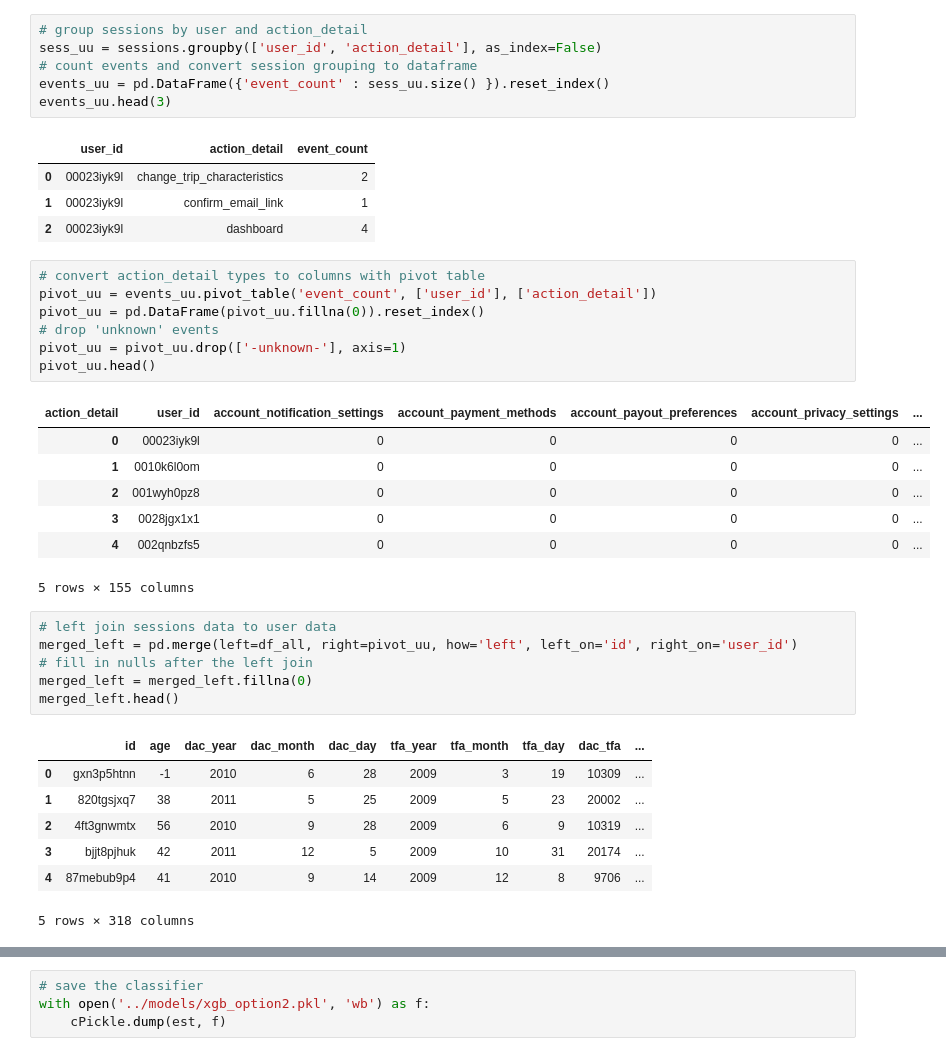
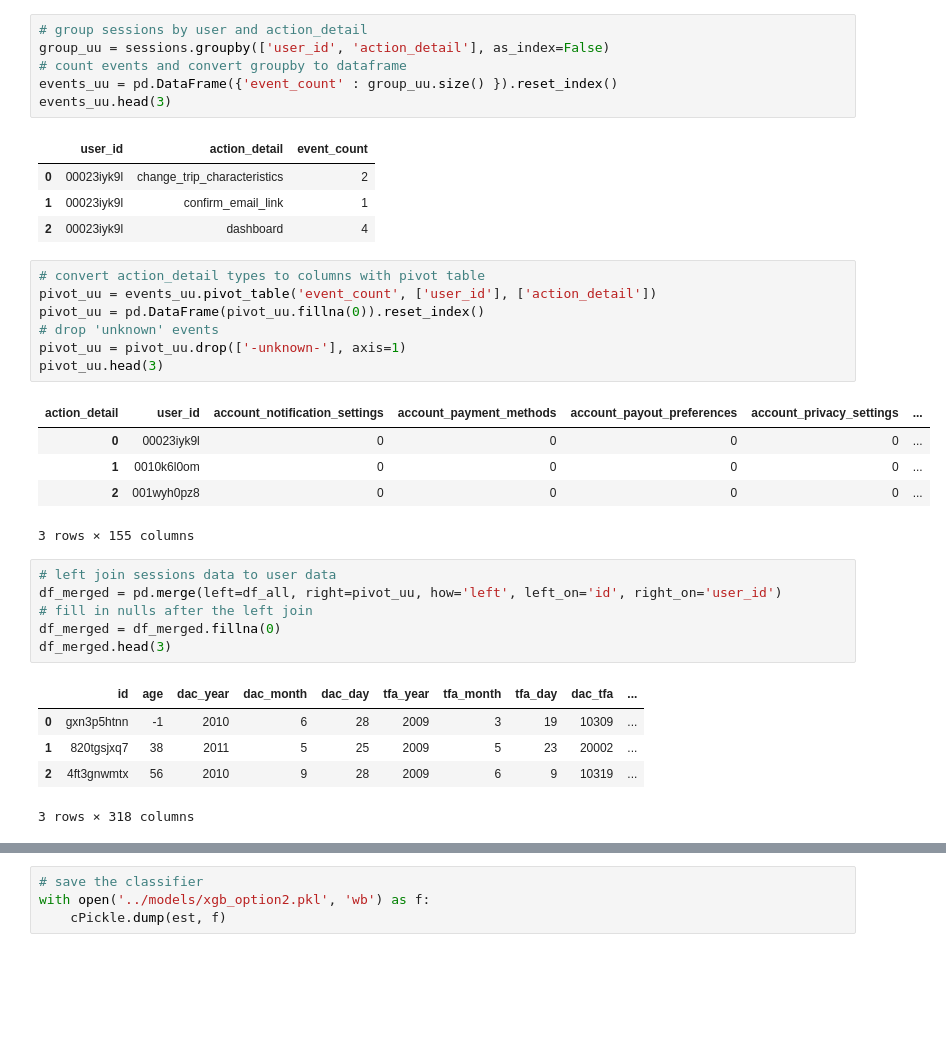
Before and after one commit to kcbighuge/p5-capstone, a Jupyter notebook: notebooks/p5-capstone-airbnb.ipynb, the cells around one changed output, grey strips where cells are left out. Saved outputs shown, nothing was run; the diff lists cells and outputs as text; blank space fills up the shorter version.

```diff
--- a/notebooks/p5-capstone-airbnb.ipynb
+++ b/notebooks/p5-capstone-airbnb.ipynb
@@ -708,9 +646,9 @@ sessions.head(3)
 | 2 | d1mm9tcy42 | lookup | NaN | NaN | Windows Desktop | 301 |
 # %%
 # group sessions by user and action_detail
-sess_uu = sessions.groupby(['user_id', 'action_detail'], as_index=False)
-# count events and convert session grouping to dataframe
-events_uu = pd.DataFrame({'event_count' : sess_uu.size() }).reset_index()
+group_uu = sessions.groupby(['user_id', 'action_detail'], as_index=False)
+# count events and convert groupby to dataframe
+events_uu = pd.DataFrame({'event_count' : group_uu.size() }).reset_index()
 events_uu.head(3)
 # %% [output]
 |  | user_id | action_detail | event_count |
@@ -720,31 +658,27 @@ events_uu.head(3)
 # %%
 # convert action_detail types to columns with pivot table
 pivot_uu = events_uu.pivot_table('event_count', ['user_id'], ['action_detail'])
 pivot_uu = pd.DataFrame(pivot_uu.fillna(0)).reset_index()
 # drop 'unknown' events
 pivot_uu = pivot_uu.drop(['-unknown-'], axis=1)
-pivot_uu.head()
+pivot_uu.head(3)
 # %% [output]
 | action_detail | user_id | account_notification_settings | account_payment_methods | account_payout_preferences | account_privacy_settings | ... |
 | 0 | 00023iyk9l | 0 | 0 | 0 | 0 | ... |
 | 1 | 0010k6l0om | 0 | 0 | 0 | 0 | ... |
 | 2 | 001wyh0pz8 | 0 | 0 | 0 | 0 | ... |
-| 3 | 0028jgx1x1 | 0 | 0 | 0 | 0 | ... |
-| 4 | 002qnbzfs5 | 0 | 0 | 0 | 0 | ... |
-5 rows × 155 columns
+3 rows × 155 columns
 # %%
 # left join sessions data to user data
-merged_left = pd.merge(left=df_all, right=pivot_uu, how='left', left_on='id', right_on='user_id')
+df_merged = pd.merge(left=df_all, right=pivot_uu, how='left', left_on='id', right_on='user_id')
 # fill in nulls after the left join
-merged_left = merged_left.fillna(0)
-merged_left.head()
+df_merged = df_merged.fillna(0)
+df_merged.head(3)
 # %% [output]
 |  | id | age | dac_year | dac_month | dac_day | tfa_year | tfa_month | tfa_day | dac_tfa | ... |
 | 0 | gxn3p5htnn | -1 | 2010 | 6 | 28 | 2009 | 3 | 19 | 10309 | ... |
 | 1 | 820tgsjxq7 | 38 | 2011 | 5 | 25 | 2009 | 5 | 23 | 20002 | ... |
 | 2 | 4ft3gnwmtx | 56 | 2010 | 9 | 28 | 2009 | 6 | 9 | 10319 | ... |
-| 3 | bjjt8pjhuk | 42 | 2011 | 12 | 5 | 2009 | 10 | 31 | 20174 | ... |
-| 4 | 87mebub9p4 | 41 | 2010 | 9 | 14 | 2009 | 12 | 8 | 9706 | ... |
-5 rows × 318 columns
+3 rows × 318 columns
 # %%
 #Split data back into train and test sets
```
Also changed, not shown: parts of 54 cells of this notebook.
